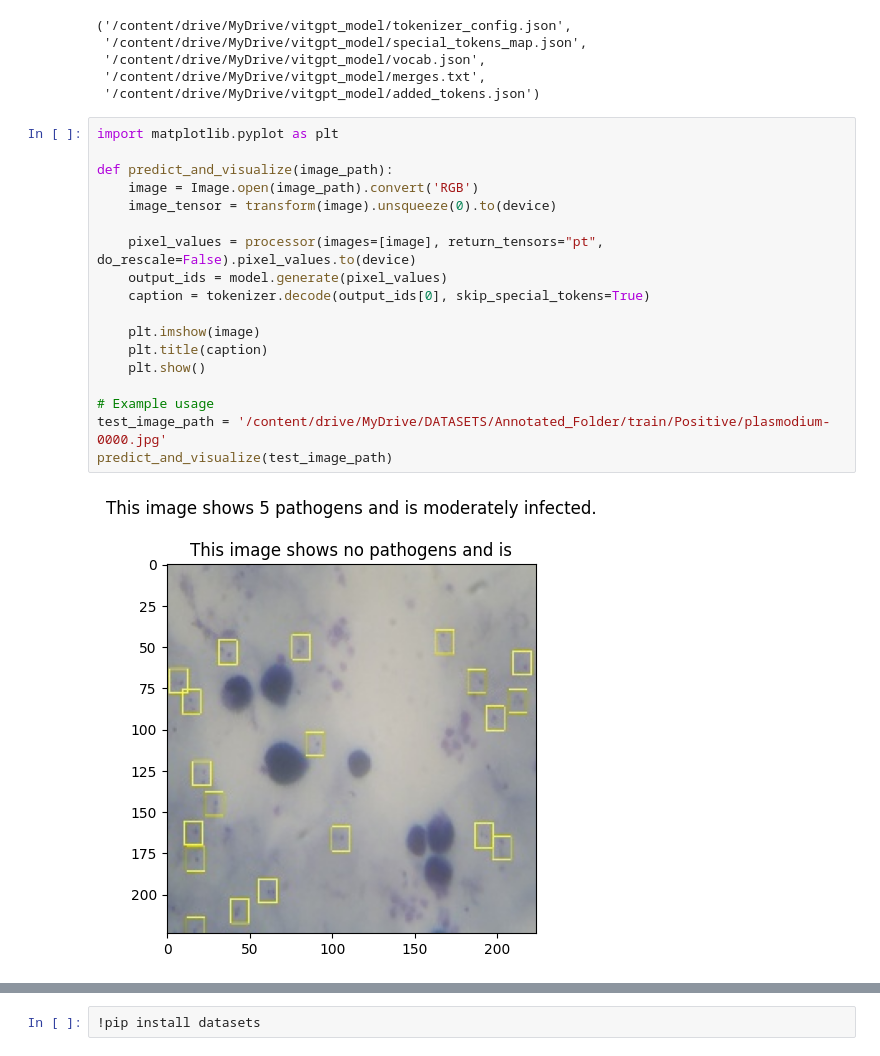
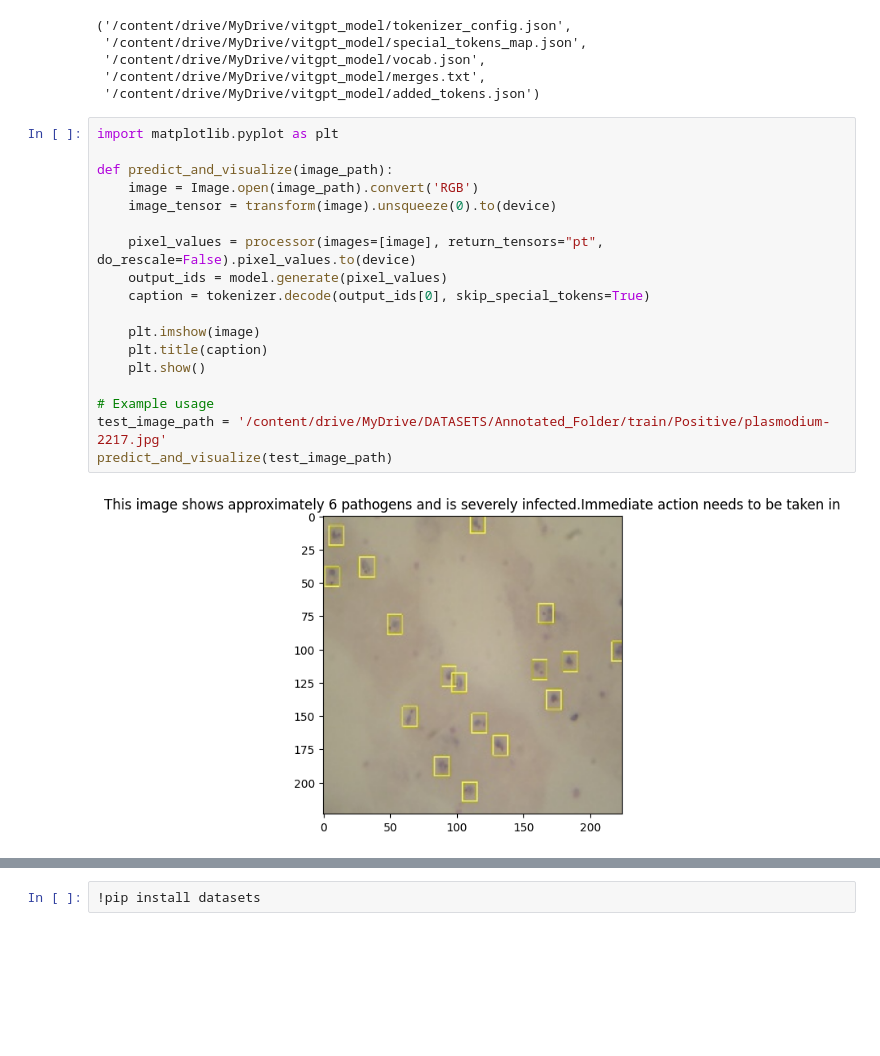
Before and after one commit to BRIAN12682/Automation-Projects, a Jupyter notebook: NLPMalaria31.ipynb, the cells around one changed output, grey strips where cells are left out. Cells and saved outputs as stored; diff of their text form; blank space fills up the shorter version.

```diff
--- a/NLPMalaria31.ipynb
+++ b/NLPMalaria31.ipynb
@@ -283,23 +312,23 @@ tokenizer.save_pretrained("/content/drive/MyDrive/vitgpt_model")
 # %%
 import matplotlib.pyplot as plt
 
 def predict_and_visualize(image_path):
     image = Image.open(image_path).convert('RGB')
     image_tensor = transform(image).unsqueeze(0).to(device)
 
     pixel_values = processor(images=[image], return_tensors="pt", do_rescale=False).pixel_values.to(device)
     output_ids = model.generate(pixel_values)
     caption = tokenizer.decode(output_ids[0], skip_special_tokens=True)
 
     plt.imshow(image)
     plt.title(caption)
     plt.show()
 
 # Example usage
-test_image_path = '/content/drive/MyDrive/DATASETS/Annotated_Folder/train/Positive/plasmodium-0000.jpg'
+test_image_path = '/content/drive/MyDrive/DATASETS/Annotated_Folder/train/Positive/plasmodium-2217.jpg'
 predict_and_visualize(test_image_path)
 # %% [output]
-[figure, old version]
+[figure, new version]
 # %%
 import numpy as np# Add this function after defining your model and other necessary components
 def visualize_attention(image_path, model, tokenizer, processor):
```
Also changed, not shown: parts of 7 cells of this notebook.
